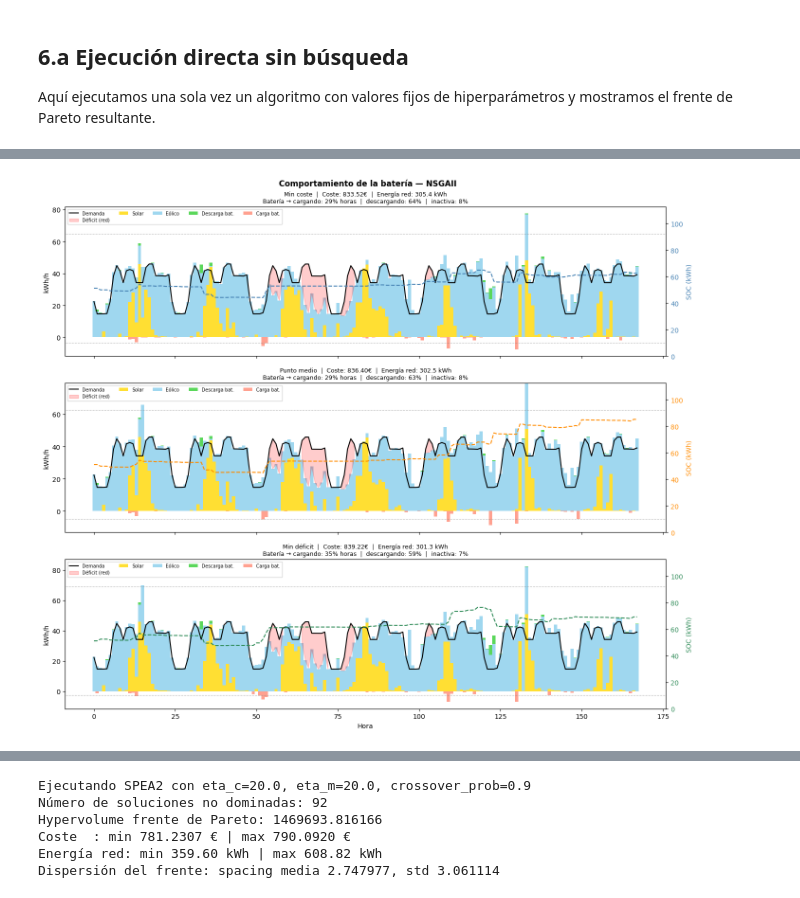
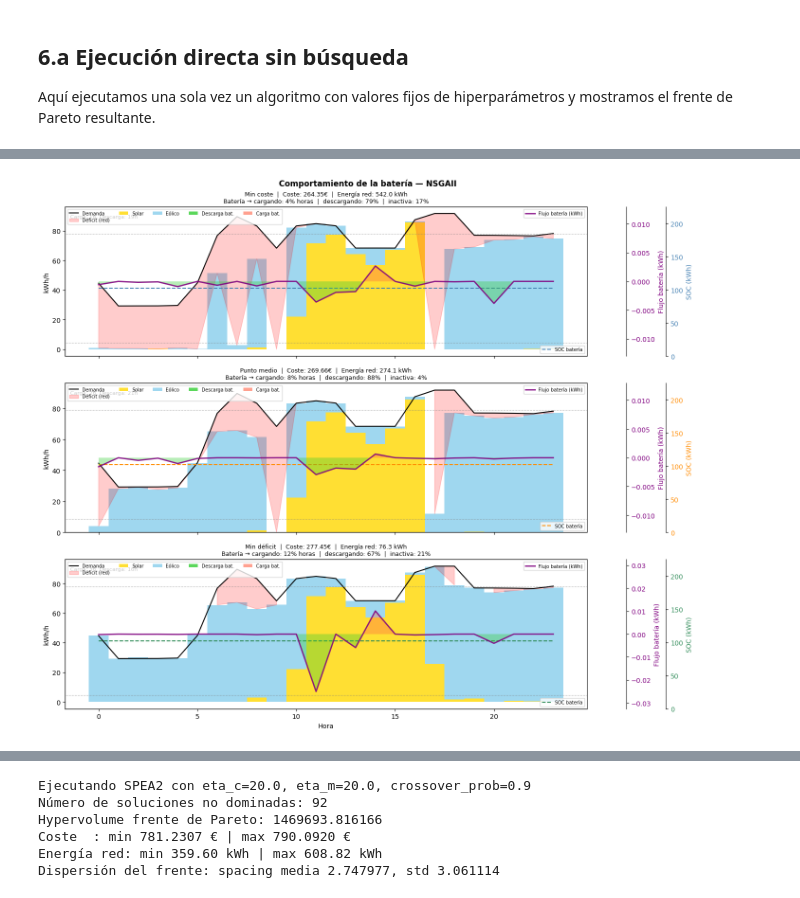
Before and after one commit to NereaPerez473/Reto04_Grupo05, a Jupyter notebook: optimizacion/Entregable_OPT_parte1_battery.ipynb, the cells around one changed output, grey strips where cells are left out. Saved outputs shown, nothing was run; the diff lists cells and outputs as text; code cells hidden in the pictures.

```diff
--- a/optimizacion/Entregable_OPT_parte1_battery.ipynb
+++ b/optimizacion/Entregable_OPT_parte1_battery.ipynb
@@ -48,7 +48,7 @@ OUTPUT_DIR = '/resultados'
 # Hay 3*T variables: para cada hora t, x1_t (solar), x2_t (eólico), b_t (batería).
 # T_HOURS controla el tamaño de la ventana:
 #   24 = un día | 168 = una semana | 720 = un mes | 8760 = año completo
-T_HOURS    = 168    # ventana representativa (1 semana) -> 504 variables
+T_HOURS    = 24    # ventana representativa (1 semana) -> 504 variables
 START_HOUR = 0      # hora de inicio dentro del año (0 .. 8759 - T_HOURS)
 PRED_YEAR  = 2020   # año de las predicciones de potencia (2017-2020 disponibles)
 
@@ -64,7 +64,7 @@ BATTERY_SOC_INI = 0.50  # estado de carga inicial (fracción de capacidad)
 
 # --- Presupuesto evolutivo ------------------------------------------------
 # max_evaluations = POPULATION_SIZE * GENERATIONS (igual para NSGA-II y SPEA2)
-GENERATIONS     = 250
+GENERATIONS     = 500
 POPULATION_SIZE = 200
 N_RUNS = 3
 
@@ -139,6 +139,9 @@ A_SOLAR = a_solar_full[:N][sl]  # a1_t [€/kWh]
 A_WIND  = a_wind_full[:N][sl]   # a2_t [€/kWh]
 A_GRID  = a_grid_full[:N][sl]   # a3_t [€/kWh]
 
+DEMAND = DEMAND * 2
+A_GRID = A_GRID * 1
+
 T = len(DEMAND)
 print(f'Datos alineados (posicionalmente). Horas en la ventana: T = {T}')
 print(f'  Demanda      [kWh/h]: media {DEMAND.mean():.1f}  | max {DEMAND.max():.1f}')
@@ -733,6 +736,13 @@ if n_solutions > 0:
     idxs     = [idx_low_cost, idx_mid, idx_low_deficit]
     colors   = ['steelblue', 'darkorange', 'seagreen']
     horas    = np.arange(T)
+
+    print('Resumen de uso de batería en las soluciones representativas:')
+    for label, idx in zip(labels, idxs):
+        sol = front[idx]
+        b = np.array(sol.variables)[2*T:]
+        print(f'  {label}: min b={b.min():.4f} kWh, max b={b.max():.4f} kWh, '
+              f'horas carga={int((b>0).sum())}, horas descarga={int((b<0).sum())}')
 
     fig, axes = plt.subplots(len(idxs), 1, figsize=(14, 4 * len(idxs)), sharex=True)
 
@@ -770,14 +780,42 @@ if n_solutions > 0:
                         where=supply < DEMAND,
                         alpha=0.2, color='red', label='Déficit (red)')
 
+        # Mostrar flujo de batería en un eje adicional: carga > 0, descarga < 0
+        ax3 = ax.twinx()
+        ax3.spines['right'].set_position(('outward', 60))
+        ax3.patch.set_alpha(0.0)
+        ax3.set_zorder(ax.get_zorder() + 1)
+        ax3.plot(horas, b, color='purple', lw=2.0, alpha=0.9, label='Flujo batería (kWh)')
+        ax3.fill_between(horas, 0, b, where=b >= 0, interpolate=True,
+                         facecolor='tomato', alpha=0.35)
+        ax3.fill_between(horas, 0, b, where=b <= 0, interpolate=True,
+                         facecolor='limegreen', alpha=0.35)
+        ax3.set_ylabel('Flujo batería (kWh)', color='purple')
+        ax3.tick_params(axis='y', labelcolor='purple')
+        b_span = max(abs(b.min()), abs(b.max()), 1e-2)
+        ax3.set_ylim(-b_span * 1.3, b_span * 1.3)
+        ax3.legend(loc='upper right', fontsize=7)
+
+        # Mostrar resumen de horas en carga/descarga
+        n_carga = int((b > 0).sum())
+        n_descarga = int((b < 0).sum())
+        ax.text(0.01, 0.95,
+                f'Carga: {n_carga}h, Descarga: {n_descarga}h',
+                transform=ax.transAxes, va='top', ha='left', fontsize=8,
+                bbox=dict(facecolor='white', alpha=0.9, edgecolor='none'))
+
         # SOC en eje secundario
         ax2 = ax.twinx()
+        ax2.spines['right'].set_position(('outward', 120))
+        ax2.patch.set_alpha(0.0)
         ax2.plot(horas, soc, '--', color=color, lw=1.5, label='SOC batería')
         ax2.axhline(BATTERY_SOC_MIN_KWH, ls=':', color='gray', lw=0.8)
         ax2.axhline(BATTERY_SOC_MAX_KWH, ls=':', color='gray', lw=0.8)
         ax2.set_ylabel('SOC (kWh)', color=color)
         ax2.tick_params(axis='y', labelcolor=color)
         ax2.set_ylim(0, BATTERY_CAPACITY * 1.1)
+        ax2.legend(loc='lower right', fontsize=7)
+        ax2.legend(loc='lower right', fontsize=7)
 
         f1, f2 = sol.objectives
         pct_carga    = (b > 0).mean() * 100
@@ -798,6 +836,42 @@ if n_solutions > 0:
     plt.tight_layout()
     plt.show()
 
+    # --- Gráfico auxiliar explícito de carga/descarga y SOC ---
+    fig2, axes2 = plt.subplots(len(idxs), 1, figsize=(14, 4 * len(idxs)), sharex=True)
+    for ax, idx, label, color in zip(axes2, idxs, labels, colors):
+        sol = front[idx]
+        vars_ = np.array(sol.variables)
+        b = vars_[2*T:]
+
+        soc = [BATTERY_SOC_INI_KWH]
+        for bt in b:
+            soc.append(soc[-1] + bt * BATTERY_EFF_C if bt >= 0 else soc[-1] + bt / BATTERY_EFF_D)
+        soc = np.array(soc[:-1])
+
+        bar_colors = ['tomato' if bt > 0 else 'limegreen' if bt < 0 else 'lightgray' for bt in b]
+        ax.bar(horas, b, color=bar_colors, alpha=0.75, width=0.8)
+        ax.axhline(0, color='k', lw=0.8)
+        ax.set_ylabel('Flujo batería (kWh)')
+        ax.set_title(label)
+
+        ax2 = ax.twinx()
+        ax2.plot(horas, soc, '--', color=color, lw=1.8, label='SOC batería')
+        ax2.set_ylabel('SOC (kWh)', color=color)
+        ax2.tick_params(axis='y', labelcolor=color)
+        ax2.set_ylim(0, BATTERY_CAPACITY * 1.1)
+
+        carga_h = int((b > 0).sum())
+        descarga_h = int((b < 0).sum())
+        ax.text(0.01, 0.95,
+                f'Carga: {carga_h}h  |  Descarga: {descarga_h}h',
+                transform=ax.transAxes, va='top', ha='left', fontsize=9,
+                bbox=dict(facecolor='white', alpha=0.9, edgecolor='none'))
+
+    axes2[-1].set_xlabel('Hora')
+    plt.suptitle('Flujo de batería y SOC para soluciones representativas', fontsize=12, fontweight='bold')
+    plt.tight_layout()
+    plt.show()
+
     # --- Resumen tabular de las 3 soluciones ---
     print(f'\n{"Solución":<14} {"Coste (€)":>10} {"Red (kWh)":>10} '
           f'{"% carga":>8} {"% descarga":>11} {"% inactiva":>11} {"SOC medio":>10}')
@@ -817 +895 @@ if n_solutions > 0:
-[figure, old version]
+[figure, new version]
```
Also changed, not shown: parts of 9 cells of this notebook.
